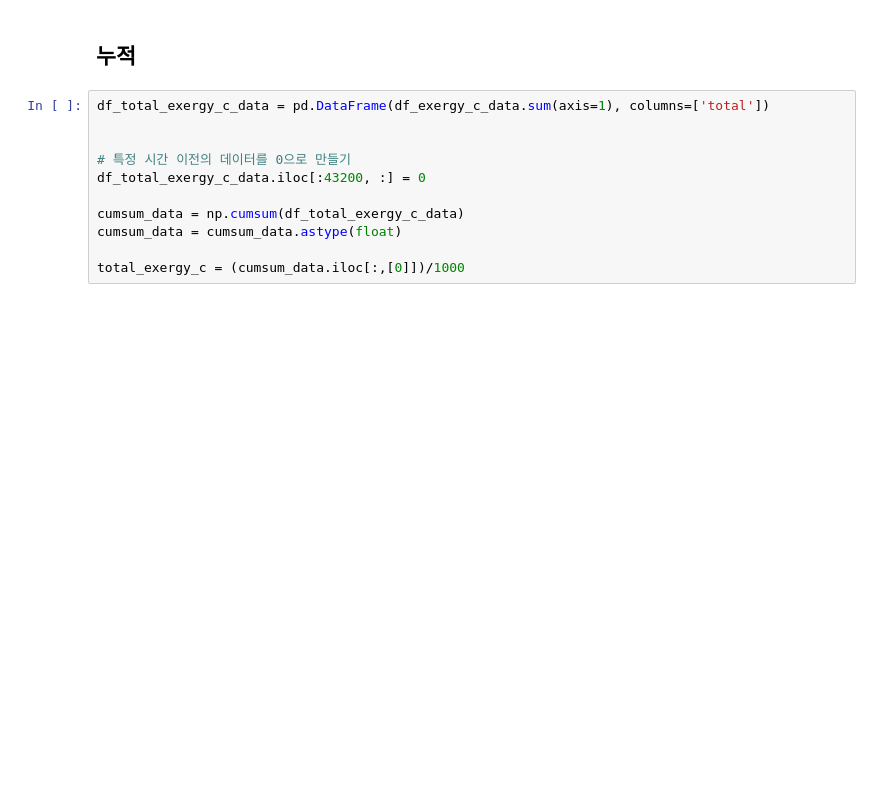
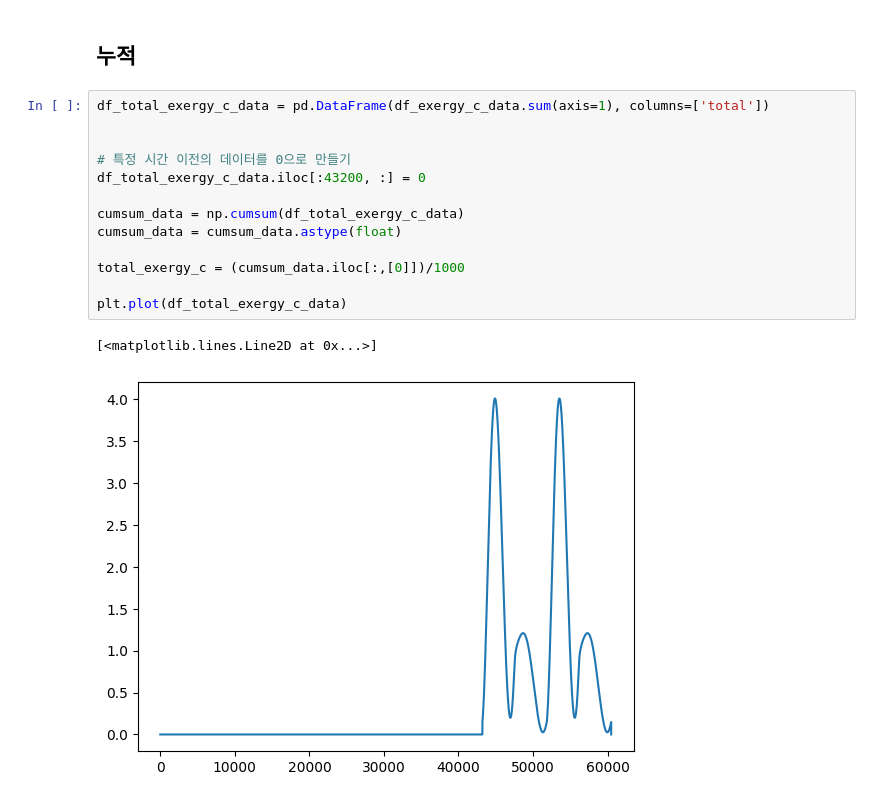
Before and after one commit to binbinbon/CAP_project, a Jupyter notebook: coding/엑서지 플랏.ipynb, the cells around one changed output. Saved outputs shown, nothing was run; the diff lists cells and outputs as text; blank space fills up the shorter version.

```diff
--- a/coding/엑서지 플랏.ipynb
+++ b/coding/엑서지 플랏.ipynb
@@ -519,14 +519,19 @@ plot(exergy_c_node1, exergy_c_node2, exergy_c_node3, exergy_c_node4, exergy_c_no
 # %%
 df_total_exergy_c_data = pd.DataFrame(df_exergy_c_data.sum(axis=1), columns=['total'])
 
 
 # 특정 시간 이전의 데이터를 0으로 만들기
 df_total_exergy_c_data.iloc[:43200, :] = 0
 
 cumsum_data = np.cumsum(df_total_exergy_c_data)
 cumsum_data = cumsum_data.astype(float)
 
 total_exergy_c = (cumsum_data.iloc[:,[0]])/1000
+
+plt.plot(df_total_exergy_c_data)
+# %% [output]
+[<matplotlib.lines.Line2D at 0x...>]
+[figure, added]
 # %%
 from cProfile import label
 
```
Also changed, not shown: parts of 6 cells of this notebook, 1 other file.
